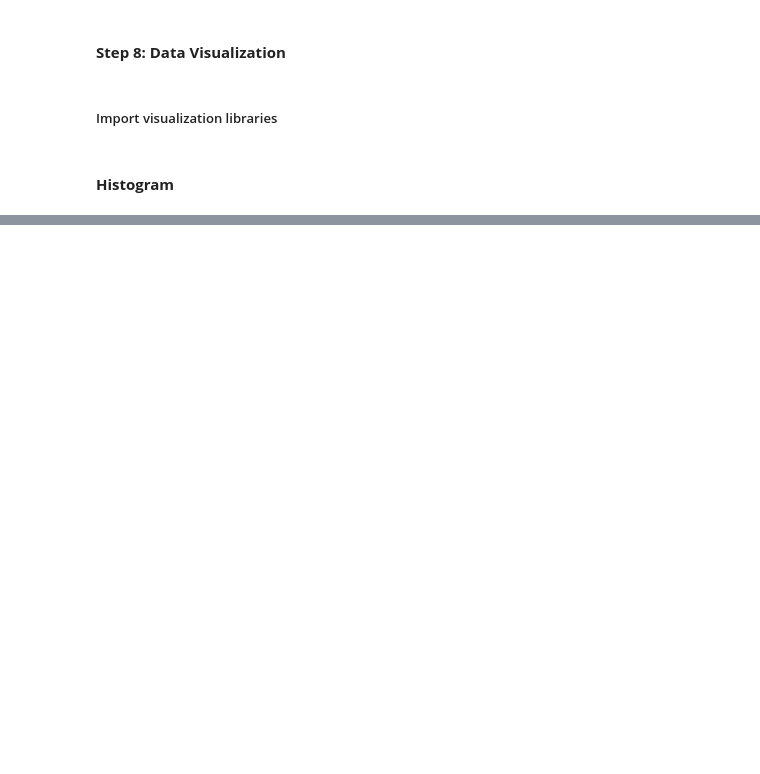
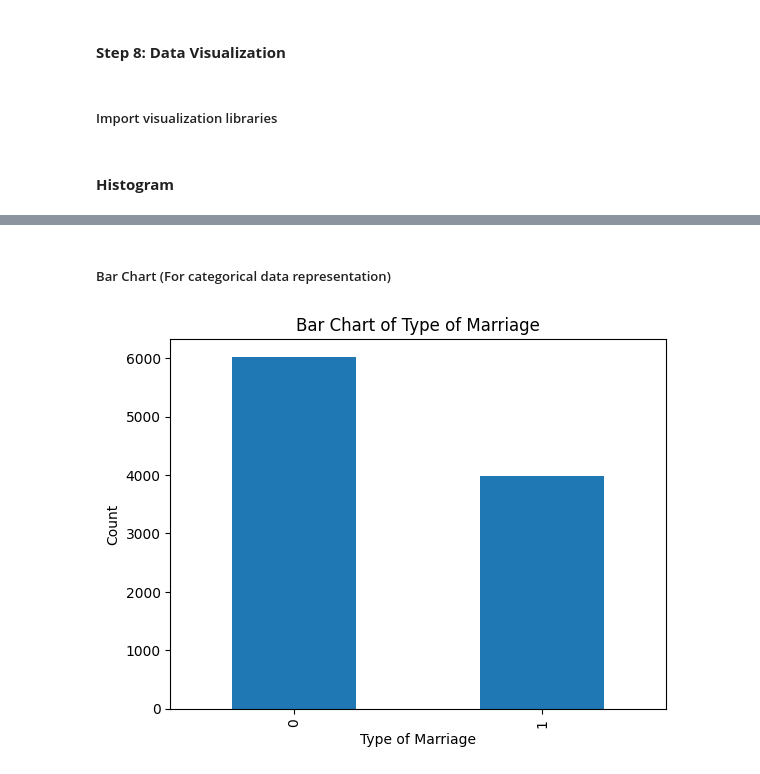
Before and after one commit to 0shanx/0shanx, a Jupyter notebook: DataScience.ipynb, the cells around one changed output, grey strips where cells are left out. Cells and saved outputs as stored; diff of their text form; code cells hidden in the pictures; blank space fills up the shorter version.

```diff
--- a/DataScience.ipynb
+++ b/DataScience.ipynb
@@ -233,0 +270,10 @@ plt.hist(df['Age_at_Marriage'], bins=10)
+# %% [markdown]
+##### Bar Chart (For categorical data representation)
+# %%
+df['Type_Of_Marriage'].value_counts().plot(kind='bar')
+plt.title('Bar Chart of Type of Marriage')
+plt.xlabel('Type of Marriage')
+plt.ylabel('Count')
+plt.show()
+# %% [output]
+[figure, added]
```
Also changed, not shown: parts of 10 cells of this notebook.
